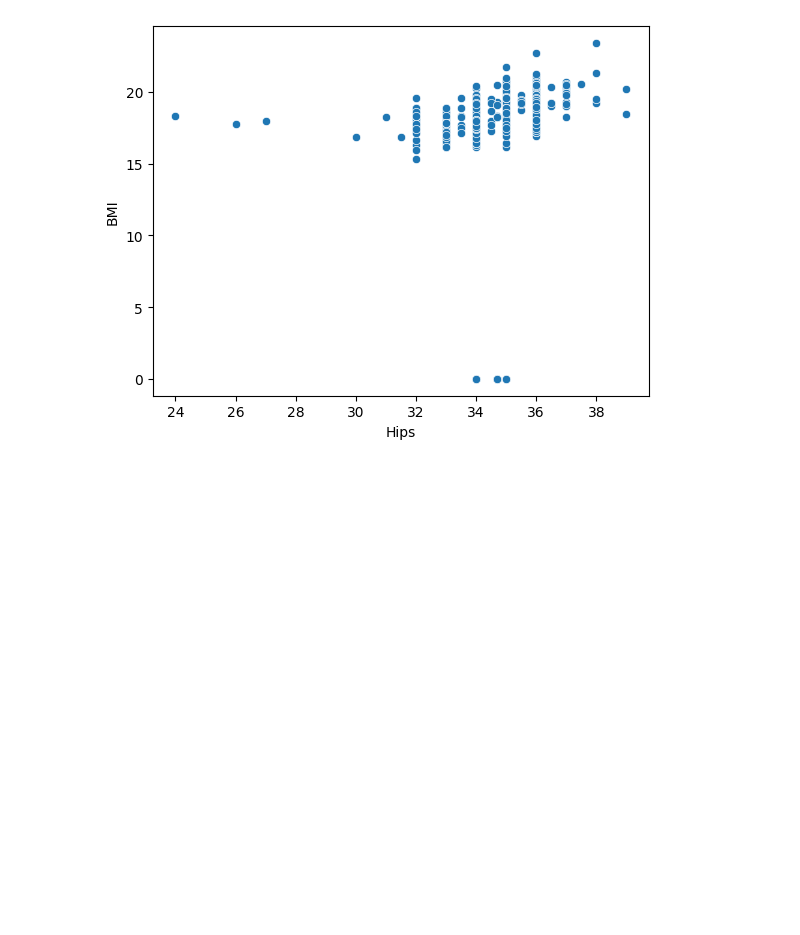
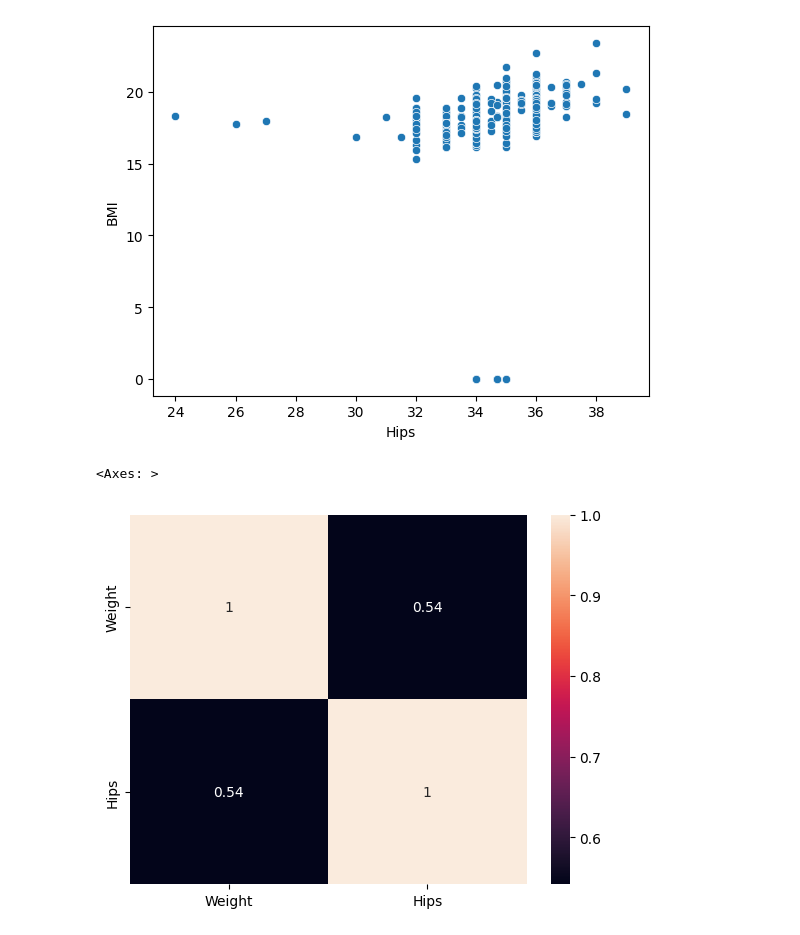
Before and after one commit to ivajazz/EDA_1_2, a Jupyter notebook: EDA_2_6.ipynb, the cells around one changed output. Saved outputs shown, nothing was run; the diff lists cells and outputs as text; code cells hidden in the pictures; blank space fills up the shorter version.

Commit message:
add hips/weight

```diff
--- a/EDA_2_6.ipynb
+++ b/EDA_2_6.ipynb
@@ -98,3 +98,10 @@ sns.scatterplot(data=data_1, x="Hips", y="BMI")
 # %% [output]
 <Axes: xlabel='Hips', ylabel='BMI'>
 [figure]
+# %%
+data_2 = df[['Weight', 'Hips']]
+# %%
+sns.heatmap(data_2.corr(), annot=True)
+# %% [output]
+<Axes: >
+[figure, added]
```
Also changed, not shown: parts of 1 cell of this notebook.
